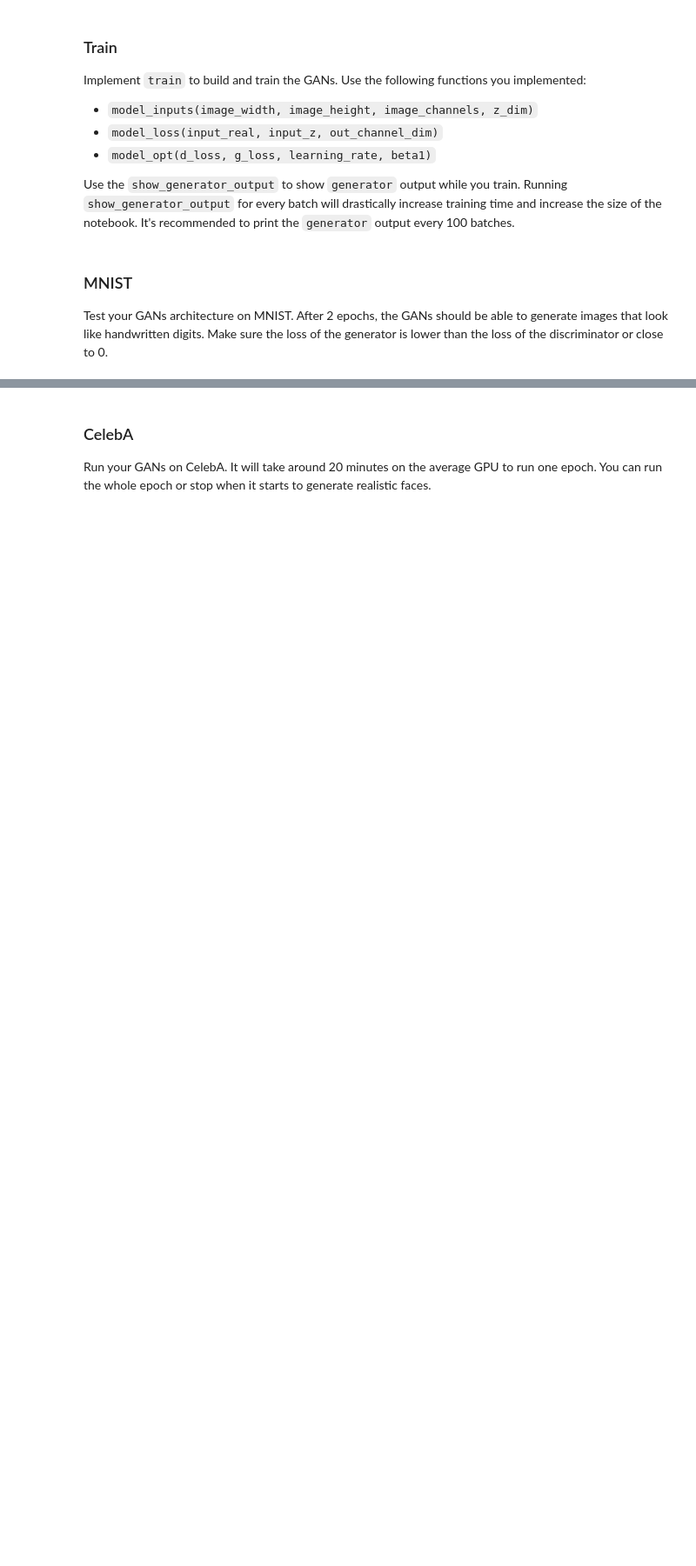
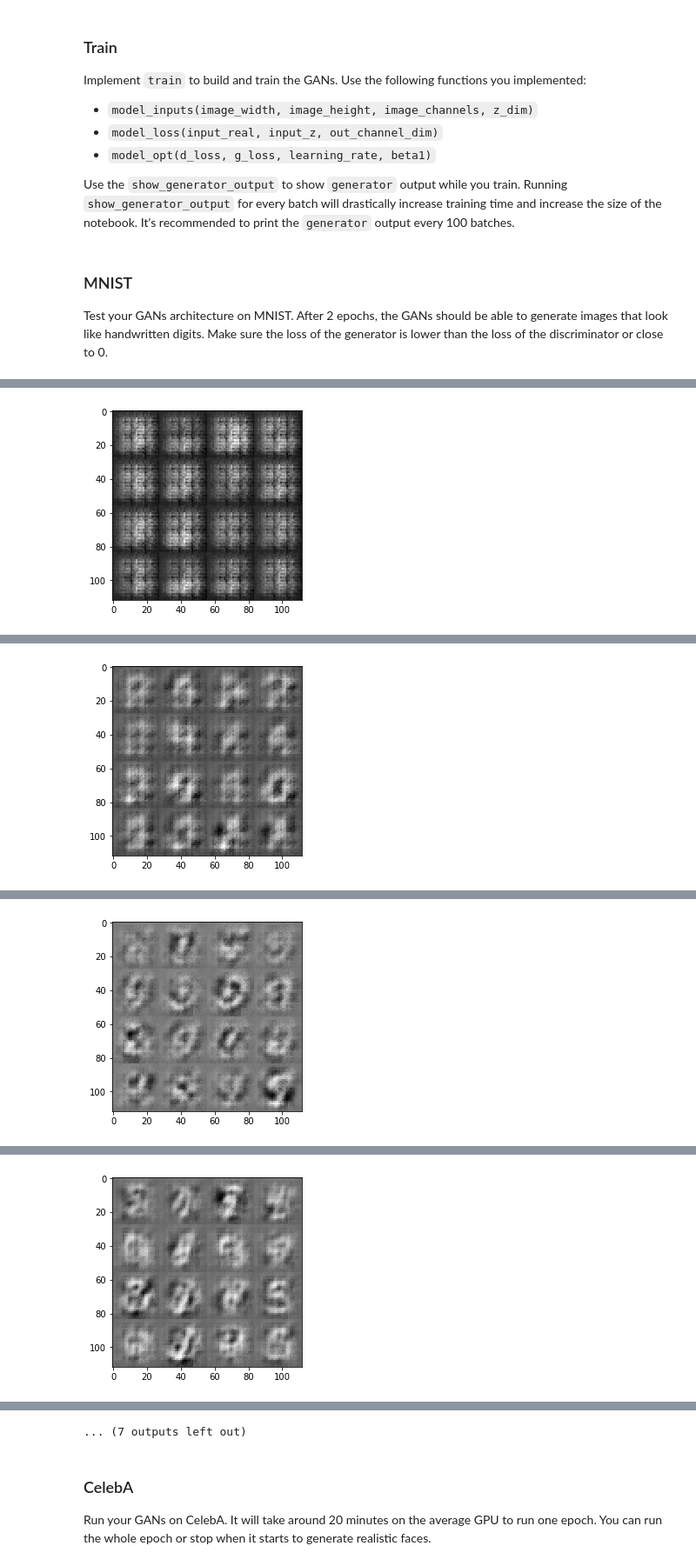
Before and after one commit to kimegitee/deep-learning, a Jupyter notebook: face_generation/dlnd_face_generation.ipynb, the cells around one changed output, grey strips where cells are left out. Shown at 87% size. Drawn from its saved outputs; the diff is of its cells as text; code cells hidden in the pictures; blank space fills up the shorter version.

```diff
--- a/face_generation/dlnd_face_generation.ipynb
+++ b/face_generation/dlnd_face_generation.ipynb
@@ -333,8 +355,6 @@ def train(epoch_count, batch_size, z_dim, learning_rate, beta1, get_batches, dat
     :param data_image_mode: The image mode to use for images ("RGB" or "L")
     """
     # TODO: Build Model
-
-    tf.reset_default_graph()
 
     _, image_width, image_height, image_channels = data_shape
     input_r, input_z, learn_rate = model_inputs(image_width, image_height, image_channels, z_dim)
@@ -373,7 +393,7 @@ Test your GANs architecture on MNIST.  After 2 epochs, the GANs should be able t
 # %%
 batch_size = 128
 z_dim = 100
-learning_rate = 0.001
+learning_rate = 0.0002
 beta1 = 0.5
 
 
@@ -386,3 +406,4 @@ mnist_dataset = helper.Dataset('mnist', glob(os.path.join(data_dir, 'mnist/*.jpg
 with tf.Graph().as_default():
     train(epochs, batch_size, z_dim, learning_rate, beta1, mnist_dataset.get_batches,
           mnist_dataset.shape, mnist_dataset.image_mode)
+# %% [output]
@@ -388,0 +420 @@ with tf.Graph().as_default():
+[figure, added]
@@ -388,0 +431 @@ with tf.Graph().as_default():
+[figure, added]
@@ -388,0 +442 @@ with tf.Graph().as_default():
+[figure, added]
@@ -388,0 +453 @@ with tf.Graph().as_default():
+[figure, added]
@@ -389,3 +476,4 @@ with tf.Graph().as_default():
+... (7 outputs left out)
 # %% [markdown]
 ### CelebA
 Run your GANs on CelebA.  It will take around 20 minutes on the average GPU to run one epoch.  You can run the whole epoch or stop when it starts to generate realistic faces.
```
Also changed, not shown: parts of 11 cells of this notebook, 1 other file.
